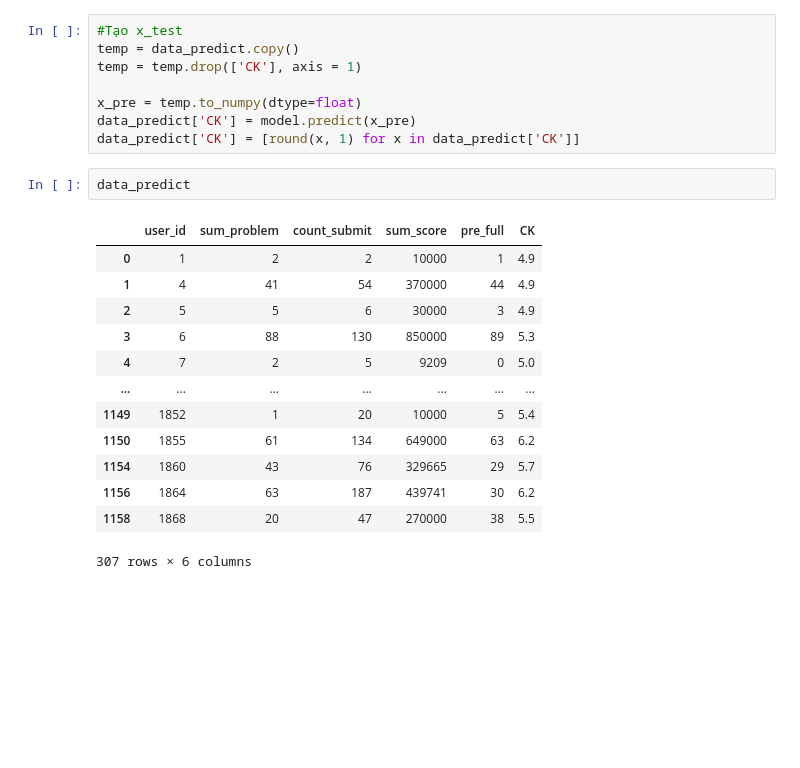
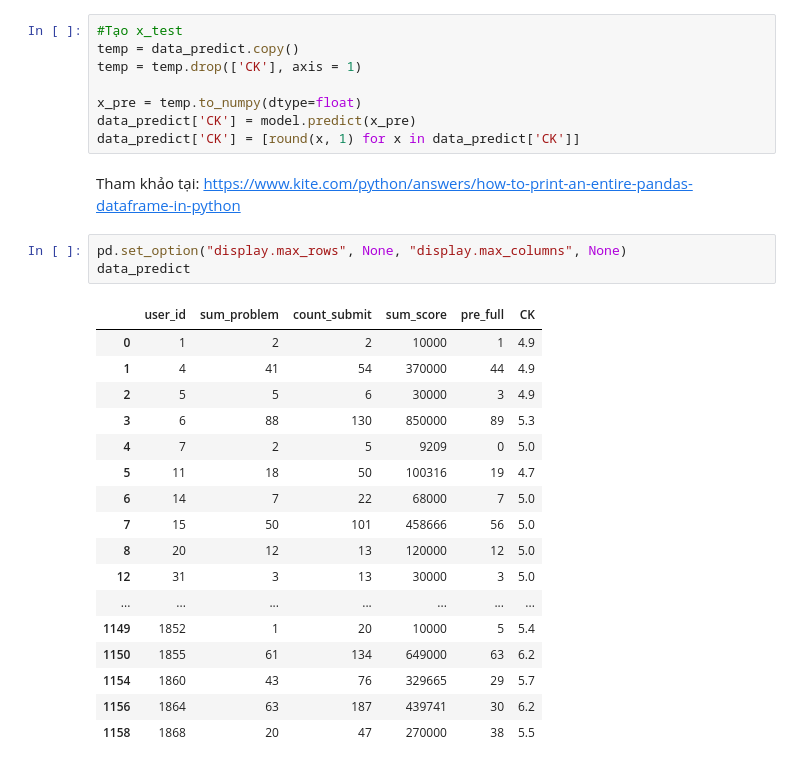
Before and after one commit to dxmai/CS114.L21.KHCL, a Jupyter notebook: Colab/DuDoanDiemCuoiKi.ipynb, the cells around one changed output. Saved outputs shown, nothing was run; the diff lists cells and outputs as text; blank space fills up the shorter version.

```diff
--- a/Colab/DuDoanDiemCuoiKi.ipynb
+++ b/Colab/DuDoanDiemCuoiKi.ipynb
@@ -453,19 +453,26 @@ temp = temp.drop(['CK'], axis = 1)
 x_pre = temp.to_numpy(dtype=float)
 data_predict['CK'] = model.predict(x_pre)
 data_predict['CK'] = [round(x, 1) for x in data_predict['CK']]
-# %%
-data_predict
-# %% [output]
-|  | user_id | sum_problem | count_submit | sum_score | pre_full | CK |
-| 0 | 1 | 2 | 2 | 10000 | 1 | 4.9 |
-| 1 | 4 | 41 | 54 | 370000 | 44 | 4.9 |
-| 2 | 5 | 5 | 6 | 30000 | 3 | 4.9 |
-| 3 | 6 | 88 | 130 | 850000 | 89 | 5.3 |
-| 4 | 7 | 2 | 5 | 9209 | 0 | 5.0 |
-| ... | ... | ... | ... | ... | ... | ... |
-| 1149 | 1852 | 1 | 20 | 10000 | 5 | 5.4 |
-| 1150 | 1855 | 61 | 134 | 649000 | 63 | 6.2 |
-| 1154 | 1860 | 43 | 76 | 329665 | 29 | 5.7 |
-| 1156 | 1864 | 63 | 187 | 439741 | 30 | 6.2 |
-| 1158 | 1868 | 20 | 47 | 270000 | 38 | 5.5 |
-307 rows × 6 columns
+# %% [markdown]
+Tham khảo tại: https://www.kite.com/python/answers/how-to-print-an-entire-pandas-dataframe-in-python
+# %%
+pd.set_option("display.max_rows", None, "display.max_columns", None)
+data_predict
+# %% [output]
+|  | user_id | sum_problem | count_submit | sum_score | pre_full | CK |
+| 0 | 1 | 2 | 2 | 10000 | 1 | 4.9 |
+| 1 | 4 | 41 | 54 | 370000 | 44 | 4.9 |
+| 2 | 5 | 5 | 6 | 30000 | 3 | 4.9 |
+| 3 | 6 | 88 | 130 | 850000 | 89 | 5.3 |
+| 4 | 7 | 2 | 5 | 9209 | 0 | 5.0 |
+| 5 | 11 | 18 | 50 | 100316 | 19 | 4.7 |
+| 6 | 14 | 7 | 22 | 68000 | 7 | 5.0 |
+| 7 | 15 | 50 | 101 | 458666 | 56 | 5.0 |
+| 8 | 20 | 12 | 13 | 120000 | 12 | 5.0 |
+| 12 | 31 | 3 | 13 | 30000 | 3 | 5.0 |
+| ... | ... | ... | ... | ... | ... | ... |
+| 1149 | 1852 | 1 | 20 | 10000 | 5 | 5.4 |
+| 1150 | 1855 | 61 | 134 | 649000 | 63 | 6.2 |
+| 1154 | 1860 | 43 | 76 | 329665 | 29 | 5.7 |
+| 1156 | 1864 | 63 | 187 | 439741 | 30 | 6.2 |
+| 1158 | 1868 | 20 | 47 | 270000 | 38 | 5.5 |
```
